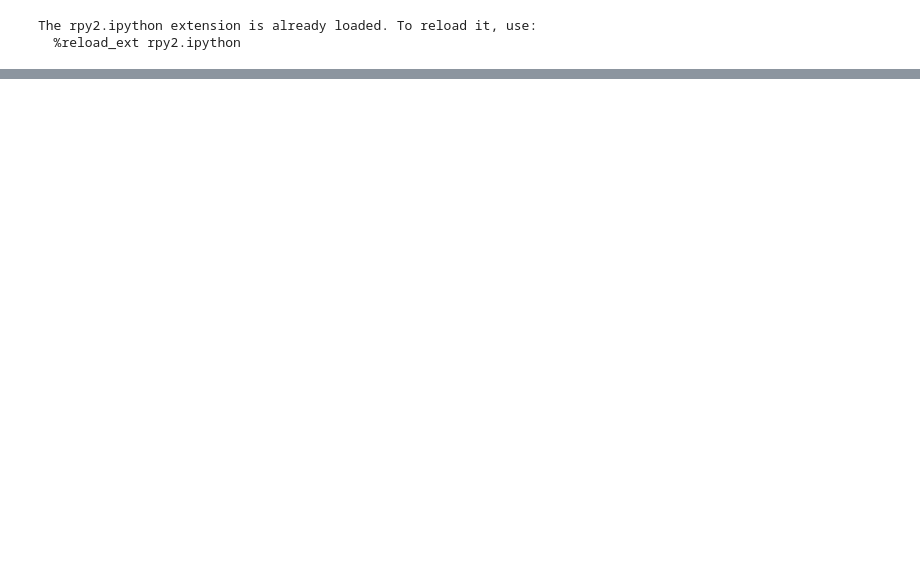
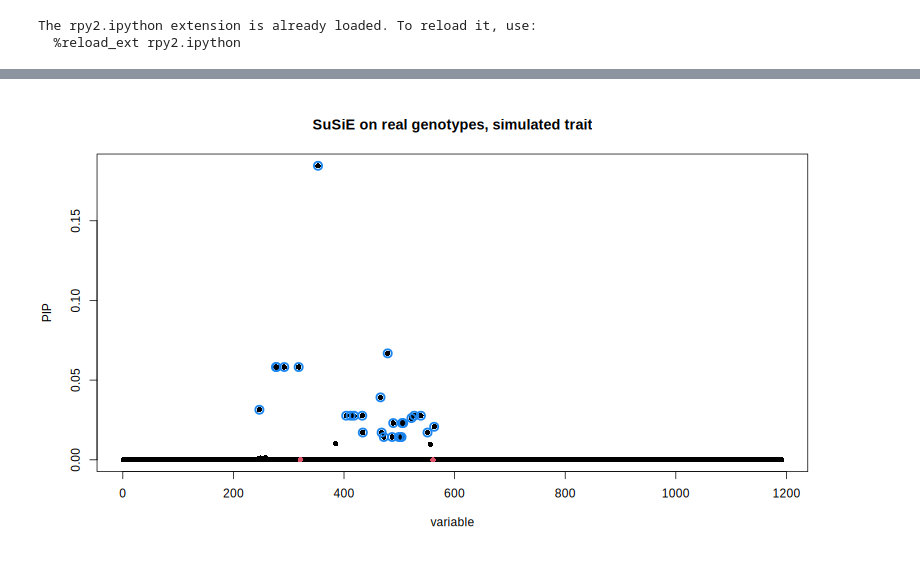
Before and after one commit to harshitasdev8/SuSiE-Testing, a Jupyter notebook: SuSiE_Comparative_Study.ipynb, the cells around one changed output, grey strips where cells are left out. Drawn from its saved outputs; the diff is of its cells as text; code cells hidden in the pictures; blank space fills up the shorter version.

```diff
--- a/SuSiE_Comparative_Study.ipynb
+++ b/SuSiE_Comparative_Study.ipynb
@@ -161,0 +115,40 @@ SuSiE credible set median size: 5
+# %%
+%%R
+library(susieR)
+
+# ---- load real genotypes ----
+X   <- as.matrix(read.csv("X.csv", header = FALSE))
+pos <- scan("pos.csv", quiet = TRUE)
+storage.mode(X) <- "double"
+ok  <- apply(X, 2, sd) > 0
+X   <- X[, ok]; pos <- pos[ok]
+cat("people:", nrow(X), " SNPs:", ncol(X), "\n\n")
+
+# ---- simulate a trait with KNOWN causal SNPs ----
+set.seed(42)
+n_causal <- 2
+causal   <- sample(ncol(X), n_causal)       # or set by hand, e.g. c(300, 900)
+beta     <- rep(0, ncol(X)); beta[causal] <- c(1, -1)[1:n_causal]
+g   <- as.vector(X %*% beta)
+pve <- 0.2                                  # fraction of trait explained by these SNPs
+y   <- g + rnorm(nrow(X), sd = sqrt(var(g) * (1 - pve) / pve))
+
+# ---- how correlated are the causal SNPs with their neighbors? ----
+C <- cor(X)
+for (j in causal) {
+  nb <- sort(abs(C[j, -j]), decreasing = TRUE)[1:5]
+  cat("Causal SNP", j, "(position", pos[j], ") top-5 neighbor correlations:",
+      round(nb, 2), "\n")
+}
+
+# ---- run SuSiE on individual-level data ----
+fit <- susie(X, y, L = 10)
+
+cat("\nConverged:", fit$converged, "\n")
+cat("Sum of PIPs (about how many signals):", round(sum(fit$pip), 2), "\n")
+cat("True causal SNPs:", causal, "\n")
+cat("PIPs of the true causals:", round(fit$pip[causal], 3), "\n")
+cat("Top 5 SNPs by PIP:", order(-fit$pip)[1:5], "\n")
+cat("Number of credible sets:", length(fit$sets$cs), "\n")
+print(fit$sets$cs)
+cat("\nPurity of each set:\n"); print(fit$sets$purity)
@@ -161,0 +176,5 @@ SuSiE credible set median size: 5
+# %%
+%%R -w 800 -h 450
+susie_plot(fit, y = "PIP", b = beta, main = "SuSiE on real genotypes, simulated trait")
+# %% [output]
+[figure, added]
```
Also changed, not shown: parts of 14 cells of this notebook.
